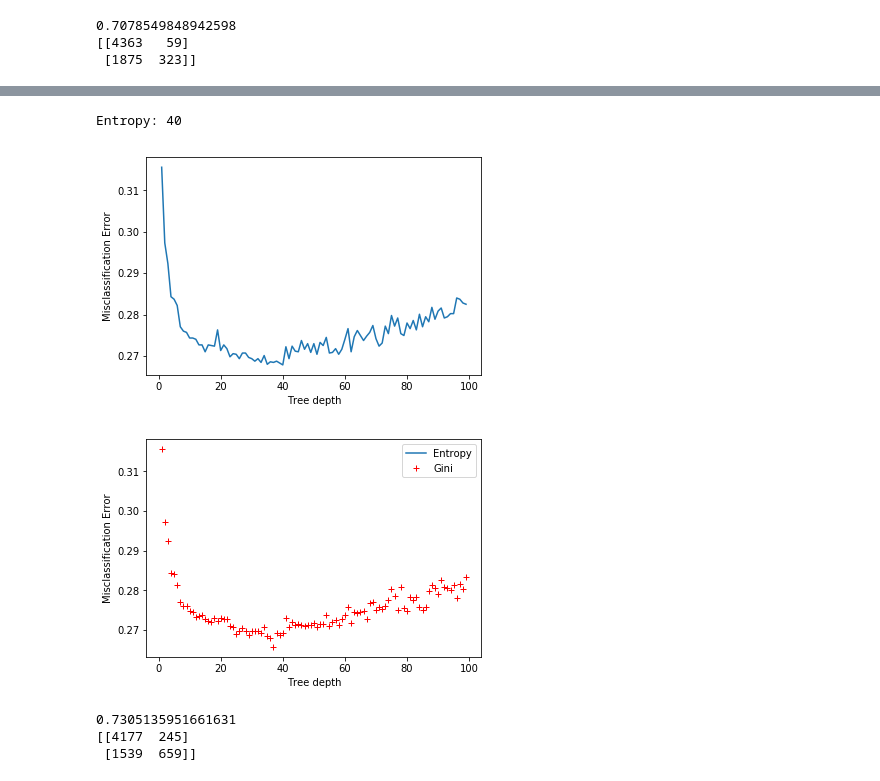
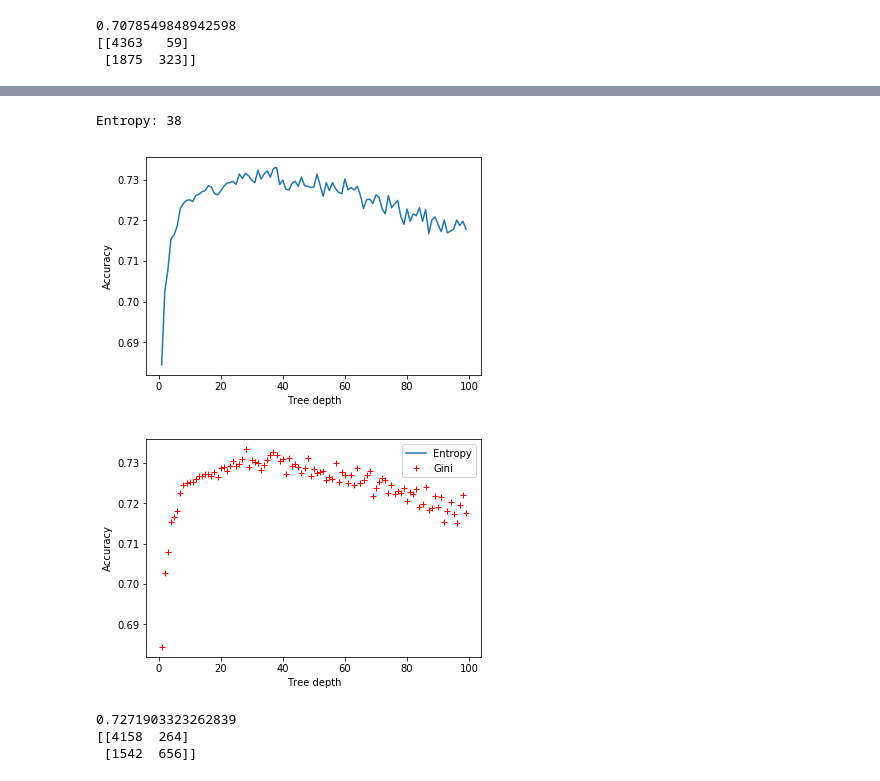
Before and after one commit to Merna177/Semeval-task6-, a Jupyter notebook: Classification.ipynb, the cells around one changed output, grey strips where cells are left out. Saved outputs shown, nothing was run; the diff lists cells and outputs as text; code cells hidden in the pictures.

```diff
--- a/Classification.ipynb
+++ b/Classification.ipynb
@@ -298,40 +272,40 @@ KeyboardInterrupt:
     cv_scores_entropy = []
     ans = ""
     for m in depth:
         dt_gini = DecisionTreeClassifier(max_depth = m)
         dt_entropy = DecisionTreeClassifier(criterion = 'entropy',max_depth = m)
         scores_gini = cross_val_score(dt_gini, features_train, train_labels, cv=5, scoring='accuracy')
         scores_entropy = cross_val_score(dt_gini, features_train, train_labels, cv=5, scoring='accuracy')
         cv_scores_gini.append(scores_gini.mean())
         cv_scores_entropy.append(scores_entropy.mean())
     MSE_entropy = [1 - x for x in cv_scores_entropy]
     MSE_gini = [1 - x for x in cv_scores_gini]
     optimal_d_entropy = depth[MSE_entropy.index(min(MSE_entropy))]
     optimal_d_gini = depth[MSE_gini.index(min(MSE_gini))]
     if(optimal_d_entropy >= optimal_d_gini):
         print("Entropy: " + str(optimal_d_entropy) + "\n")
         ans = "entropy"
     else:
         print("Gini: " + str(optimal_d_gini) + "\n")
         ans = "gini"
-    plot1, = plt.plot(depth, MSE_entropy, label ='Entropy')
+    plot1, = plt.plot(depth, cv_scores_entropy, label ='Entropy')
     plt.xlabel('Tree depth')
-    plt.ylabel('Misclassification Error')
+    plt.ylabel('Accuracy')
     plt.show()
-    plot2, = plt.plot(depth, MSE_gini, 'r+', label = 'Gini')
+    plot2, = plt.plot(depth, cv_scores_gini, 'r+', label = 'Gini')
     plt.xlabel('Tree depth')
-    plt.ylabel('Misclassification Error')
+    plt.ylabel('Accuracy')
     plt.legend(handles=[plot1, plot2])
     plt.show()
     tree_clf = DecisionTreeClassifier(criterion = str(ans) , max_depth = int(max([optimal_d_entropy,optimal_d_gini])))
     tree_clf.fit(features_train, train_labels)
     output_labels = tree_clf.predict(features_test)
     print(accuracy_score(output_labels,test_labels))
     print(confusion_matrix(test_labels, output_labels))
 # %% [output]
-Entropy: 40
+Entropy: 38
-[figure, old version]
+[figure, new version]
-[figure, old version]
+[figure, new version]
-0.7305135951661631
-[[4177  245]
- [1539  659]]
+0.7271903323262839
+[[4158  264]
+ [1542  656]]
```
Also changed, not shown: parts of 3 cells of this notebook.
